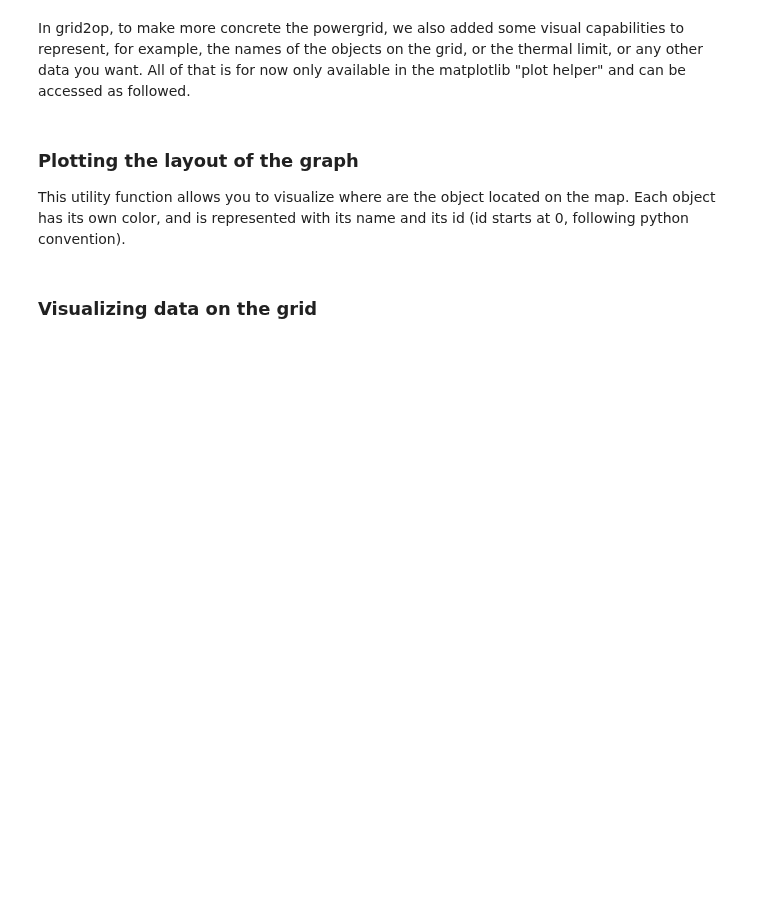
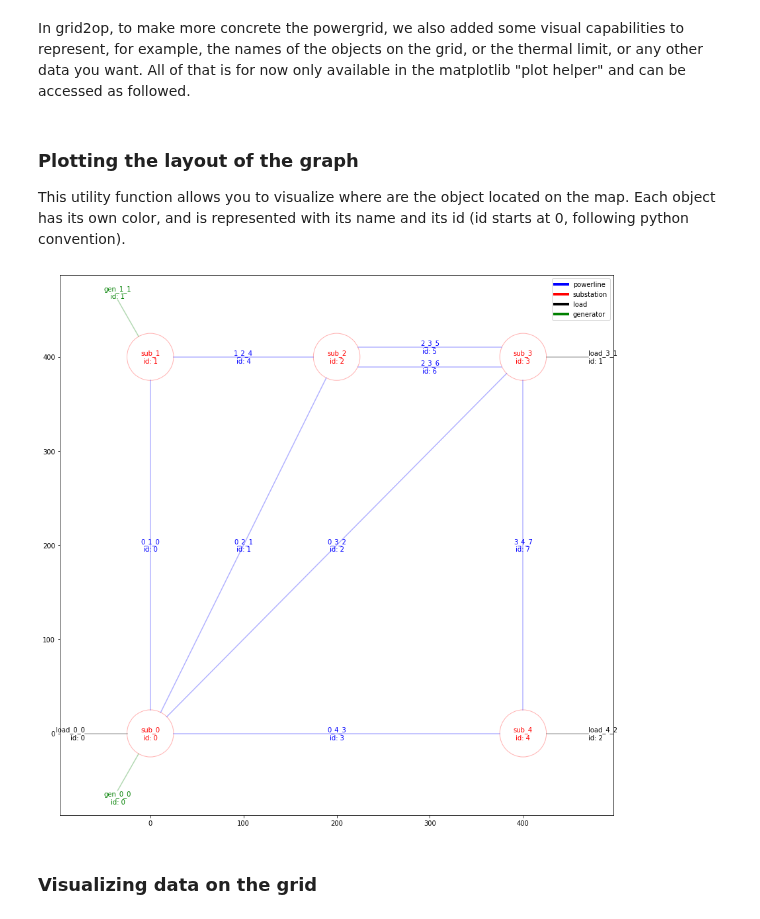
Before and after one commit to rte-france/Grid2Op, a Jupyter notebook: getting_started/Example_5bus.ipynb, the cells around one changed output. Cells and saved outputs as stored; diff of their text form; code cells hidden in the pictures; blank space fills up the shorter version.

```diff
--- a/getting_started/Example_5bus.ipynb
+++ b/getting_started/Example_5bus.ipynb
@@ -20,9 +17,11 @@ In grid2op, to make more concrete the powergrid, we also added some visual capab
 ### Plotting the layout of the graph
 This utility function allows you to visualize where are the object located on the map. Each object has its own color, and is represented with its name and its id (id starts at 0, following python convention).
 # %%
-from grid2op.PlotMatplotlib import GetLayout
-plot_helper = GetLayout(env.graph_layout, env.observation_space)
+from grid2op.Plot import PlotMatplotlib
+plot_helper = PlotMatplotlib(env.graph_layout, env.observation_space)
 _ = plot_helper.plot_layout()
+# %% [output]
+[figure, added]
 # %% [markdown]
 ### Visualizing data on the grid
 # %% [markdown]
```
Also changed, not shown: parts of 2 cells of this notebook, 10 other files.
